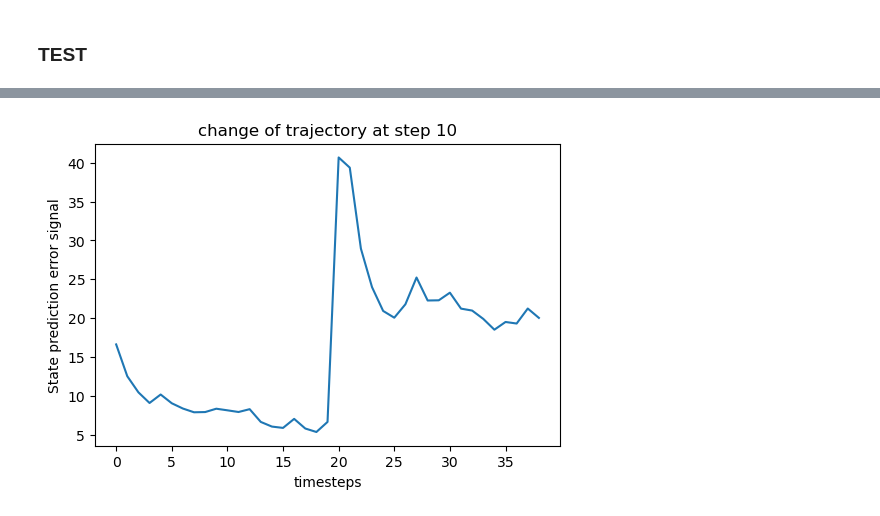
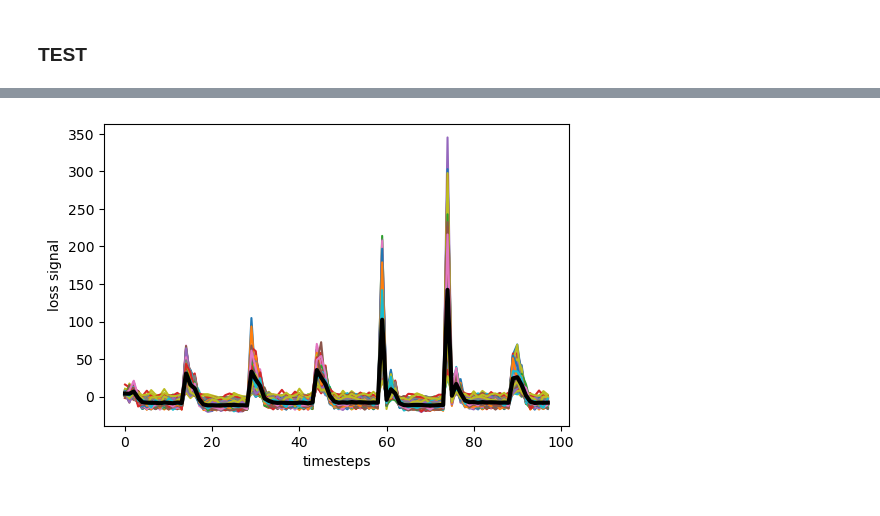
Before and after one commit to FelixHub/serotonin_model, a Jupyter notebook: src/miniworld/train_mdrnn.ipynb, the cells around one changed output, grey strips where cells are left out. Saved outputs shown, nothing was run; the diff lists cells and outputs as text; code cells hidden in the pictures.

```diff
--- a/src/miniworld/train_mdrnn.ipynb
+++ b/src/miniworld/train_mdrnn.ipynb
@@ -172,8 +172,8 @@ for epoch in range(nb_epochs):
             hidden = torch.zeros(batch_size, M_model.hidden_dim).to(device)
         else:
             hidden = (
-                torch.zeros(batch_size, M_model.hidden_dim).to(device),
-                torch.zeros(batch_size, M_model.hidden_dim).to(device),
+                torch.zeros(1,batch_size, M_model.hidden_dim).to(device),
+                torch.zeros(1,batch_size, M_model.hidden_dim).to(device),
             )
         actions = torch.transpose(act,0,1).to(device)
         optimizer.zero_grad()
@@ -214,5 +214,7 @@ torch.save(M_model.state_dict(), "saved_models/mdrnn_"+parameters['rollout_type'
 # %%
 # load model
-M_model.load_state_dict(torch.load("saved_models/mdrnn_"+parameters['rollout_type']+".pt"))
+M_model.load_state_dict(torch.load("saved_models/mdrnn_"+parameters['rollout_type']+"_4.pt"))
 # %% [output]
 <All keys matched successfully>
+# %%
+M_model.load_state_dict(torch.load("saved_models/mdrnn_rollout_constant_gain.pt"))
@@ -284,8 +259,8 @@ def run_model_prediction(video,act):
     if M_model.memory == 'rnn':
         hidden = torch.zeros(batch_size, M_model.hidden_dim).to(device)
     else :
-        hidden = (torch.zeros(batch_size, M_model.hidden_dim).to(device),
-                        torch.zeros(batch_size, M_model.hidden_dim).to(device))
+        hidden = (torch.zeros(1,batch_size, M_model.hidden_dim).to(device),
+                        torch.zeros(1,batch_size, M_model.hidden_dim).to(device))
 
     actions = torch.transpose(torch.tensor(act),0,1).to(device)
 
@@ -350,12 +375,12 @@ plot_video_comparison(video[random_index_1][1:],predicted_video[random_index_1][
 # %%
 plt.figure()
-plt.plot(np.mean(loss,axis=0))
+plt.plot(loss.T)
+plt.plot(np.mean(loss,axis=0),color='k',lw=3)
 plt.xlabel('timesteps')
-plt.ylabel('State prediction error signal')
-plt.title('change of trajectory at step 10')
+plt.ylabel('loss signal')
 plt.show()
 # %% [output]
-[figure, old version]
+[figure, new version]
 # %%
 plot_SPE_metrics(latent_video, latent_video_variance, mean_pred, sig_pred)
 # %% [output]
```
Also changed, not shown: parts of 24 cells of this notebook, 4 other files.
